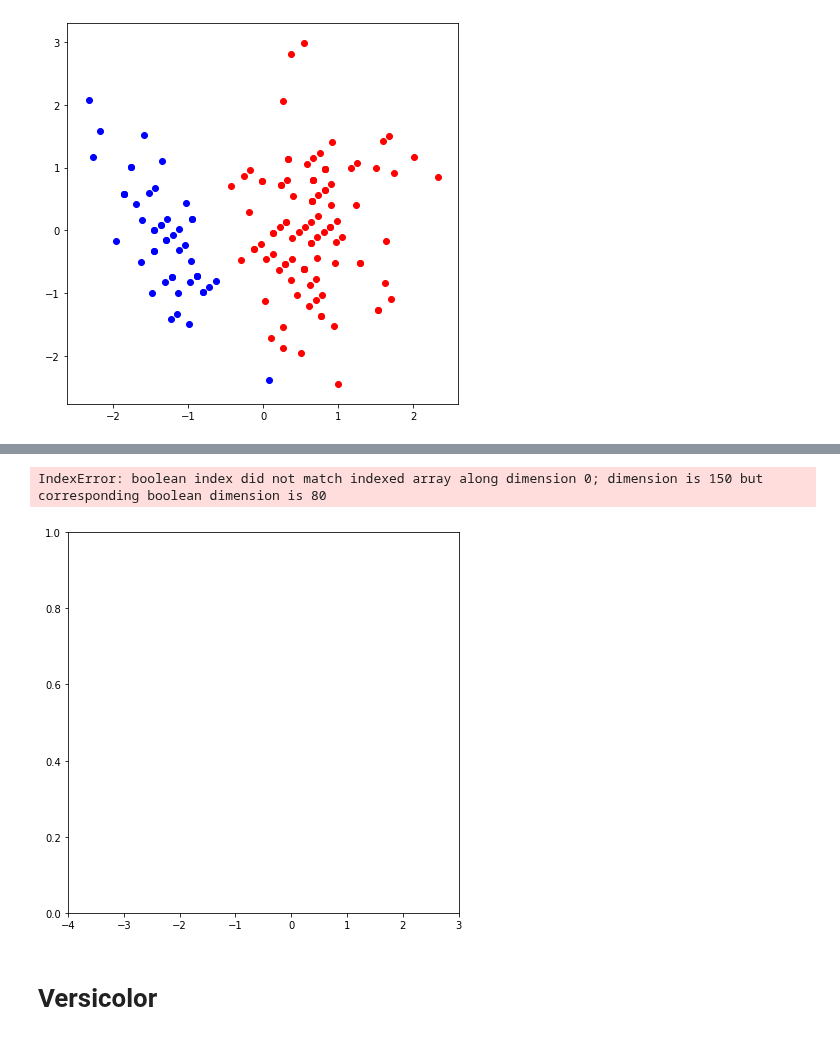
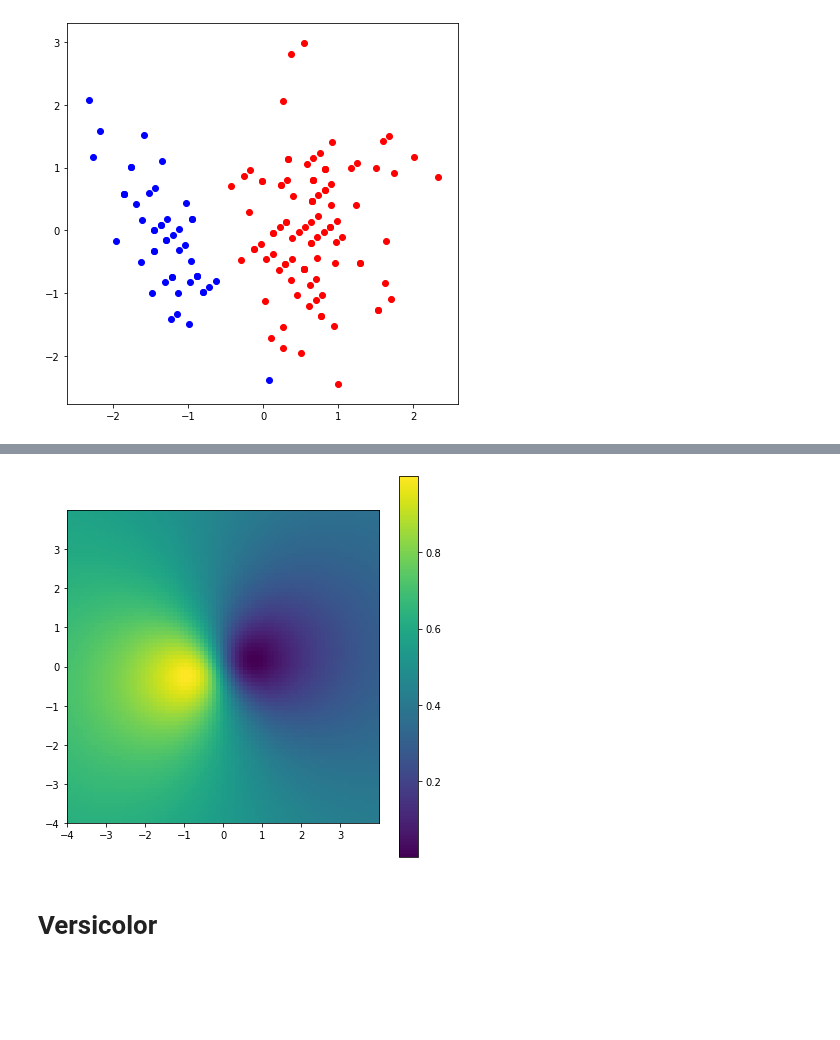
Before and after one commit to ritafolisi/Tirocinio, a Jupyter notebook: Visualizzazione-FCM.ipynb, the cells around one changed output, grey strips where cells are left out. Saved outputs shown, nothing was run; the diff lists cells and outputs as text; code cells hidden in the pictures; blank space fills up the shorter version.

Commit message:
Fine capitolo 3, modifica visualizzazioni

```diff
--- a/Visualizzazione-FCM.ipynb
+++ b/Visualizzazione-FCM.ipynb
@@ -96,17 +94,15 @@ Z = np.array(zs1).reshape(X.shape)
 #plt.show()
 # %%
-#plt.figure(figsize=(7,7))
-#plt.xticks(np.arange(-4, 4, 1))
-#plt.yticks(np.arange(-4, 4, 1))
-#plt.xlim(4)
-gr_dataset()
-plt.imshow(Z)
+plt.figure(figsize=(7,7))
+plt.clf()
+plt.imshow(Z, extent=[-4, 4, -4, 4], origin='lower')
+plt.xticks(np.arange(-4,4,1))
+plt.yticks(np.arange(-4,4,1))
 plt.colorbar()
-plt.gca().invert_yaxis()
-plt.show()
+#plt.show()
+plt.savefig("setosahm.png")
 # %% [output]
-IndexError: boolean index did not match indexed array along dimension 0; dimension is 150 but corresponding boolean dimension is 80
-[figure, old version]
+[figure, new version]
 # %% [markdown]
 # Versicolor
 # %%
```
Also changed, not shown: parts of 11 cells of this notebook, 9 other files.
